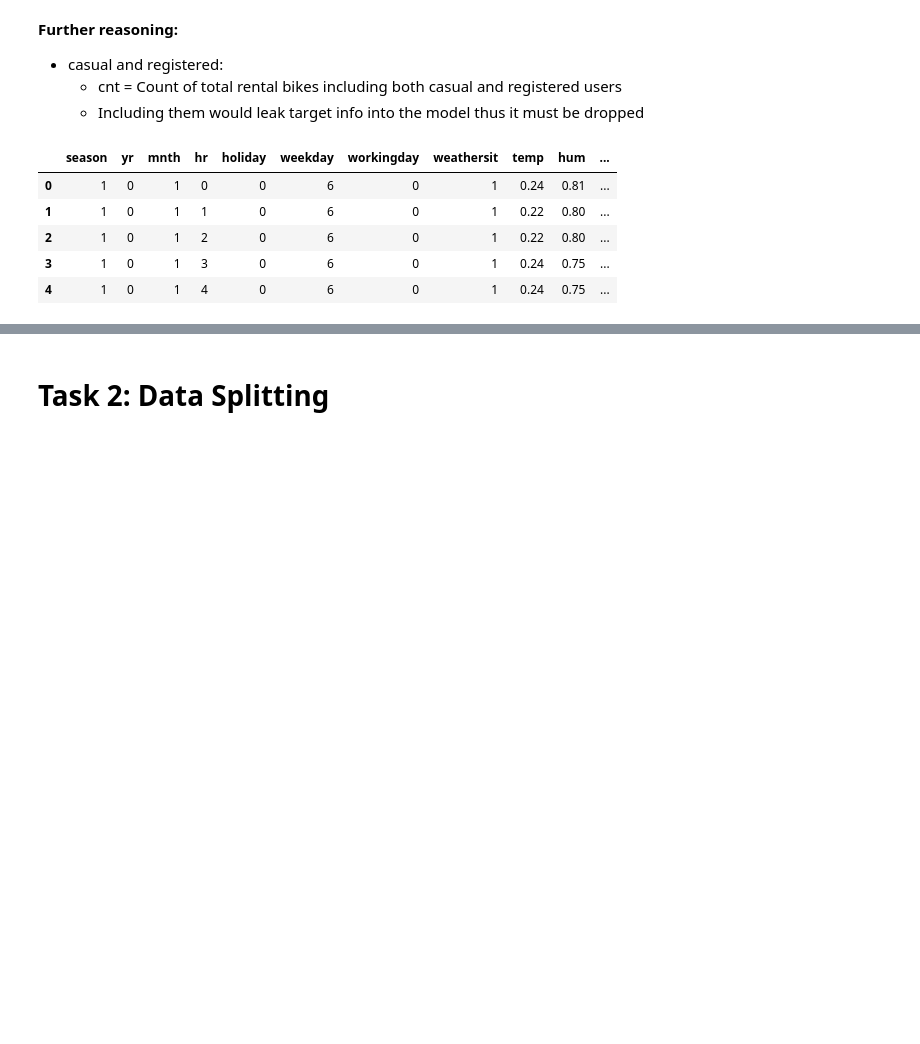
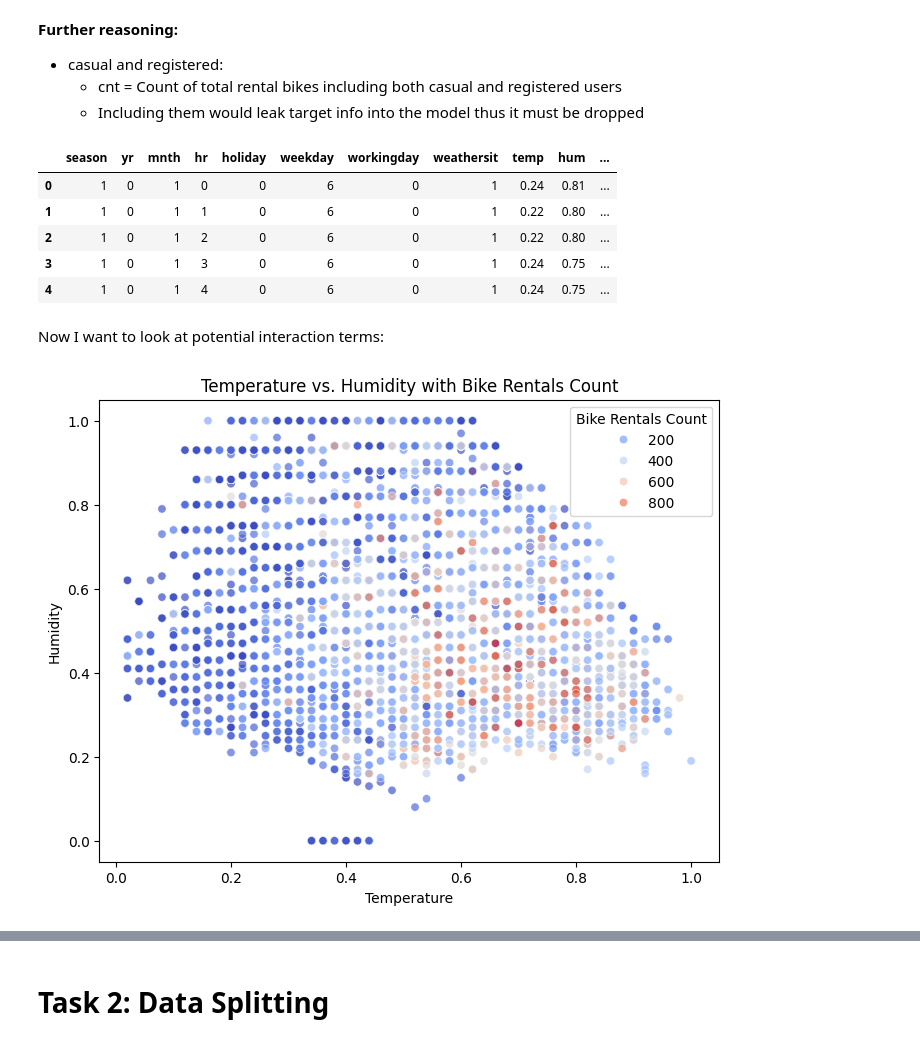
Before and after one commit to lucaskvz/AI-MACHINE-LEARNING-FOUNDATIONS, a Jupyter notebook: assignment_2_Lucas_Van_Zyl.ipynb, the cells around one changed output, grey strips where cells are left out. Drawn from its saved outputs; the diff is of its cells as text; code cells hidden in the pictures; blank space fills up the shorter version.

```diff
--- a/assignment_2_Lucas_Van_Zyl.ipynb
+++ b/assignment_2_Lucas_Van_Zyl.ipynb
@@ -221,3 +224,17 @@ df.head()
 | 2 | 1 | 0 | 1 | 2 | 0 | 6 | 0 | 1 | 0.22 | 0.80 | ... |
 | 3 | 1 | 0 | 1 | 3 | 0 | 6 | 0 | 1 | 0.24 | 0.75 | ... |
 | 4 | 1 | 0 | 1 | 4 | 0 | 6 | 0 | 1 | 0.24 | 0.75 | ... |
+# %% [markdown]
+Now I want to look at potential interaction terms:
+# %%
+
+# 1. Temperature and Humidity interaction
+plt.figure(figsize=(8, 6))
+sns.scatterplot(x='temp', y='hum', hue='cnt', data=dfEDA, palette='coolwarm', alpha=0.7)
+plt.title("Temperature vs. Humidity with Bike Rentals Count")
+plt.xlabel("Temperature")
+plt.ylabel("Humidity")
+plt.legend(title='Bike Rentals Count')
+plt.show()
+# %% [output]
+[figure, added]
```
Also changed, not shown: parts of 26 cells of this notebook.
